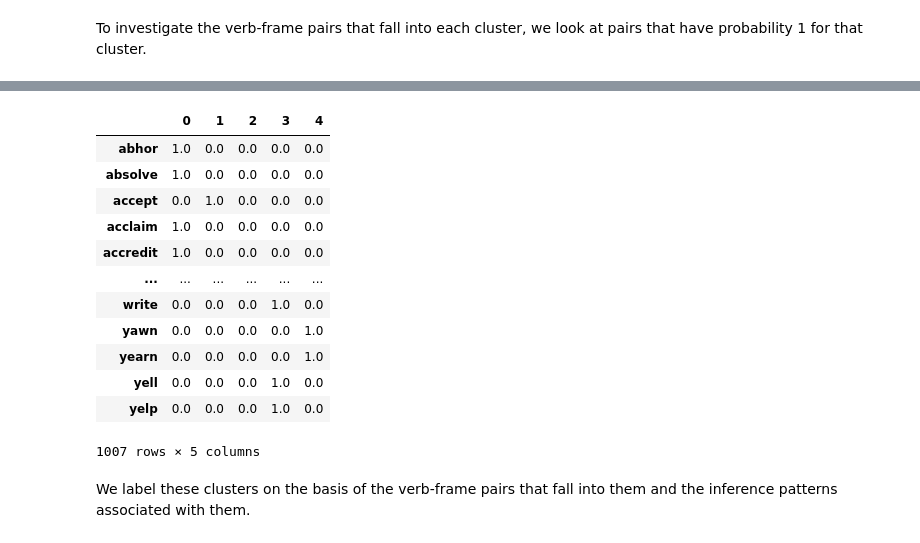
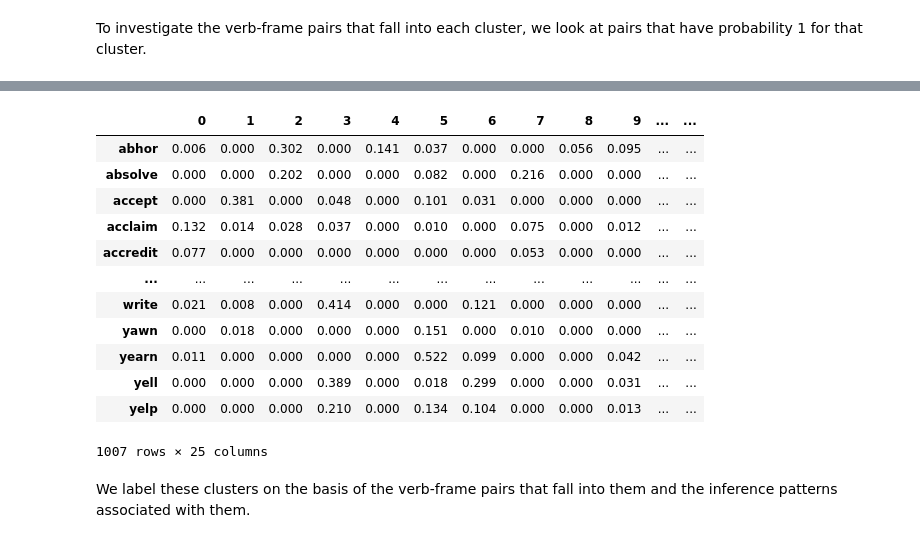
Before and after one commit to bkane2/intensional-gaps, a Jupyter notebook: Intensional Gaps-Sem+Syn.ipynb, the cells around one changed output, grey strips where cells are left out. Cells and saved outputs as stored; diff of their text form; code cells hidden in the pictures.

```diff
--- a/Intensional Gaps-Sem+Syn.ipynb
+++ b/Intensional Gaps-Sem+Syn.ipynb
@@ -1594,0 +1924,5 @@ class MultiviewMixedEffectsMixture:
+# %%
+def test_likelihood_for_datasets(kfoldmodel, views=['belief_desire', 'veridicality', 'negraising', 'acceptability']):
+    lp_folds = kfoldmodel.likelihood_per_item(views=views)
+    lp_folds = [lp.detach().numpy() for fold,lp in lp_folds.items()]
+    return lp_folds
@@ -1594,0 +2052,5 @@ class MultiviewMixedEffectsMixture:
+# %%
+def kfold_mean_likelihood_per_item(likelihoods):
+    return np.array(likelihoods).mean(0)
+
+kfold_mean_likelihood_per_item(test_likelihoods_inference_kfold[2]).shape
@@ -1599,8 +2141,10 @@ models = {}
 losses = {}
 parameters = {}
 
-# for n_components in range(2, 31):
-for n_components in range(2, 16):
+# CHECKPOINT_DIR = 'ckpt-sem-syn'
+
+# for n_components in range(22, 23):
+for n_components in range(best_n_components, best_n_components+1):
     print()
     pickle_name = f'{CHECKPOINT_DIR}/{n_components}.pickle'
     losses_pickle_name = f'{CHECKPOINT_DIR}/{n_components}_losses.pickle'
@@ -1616,8 +2160,9 @@ for n_components in range(2, 16):
 
     else:
         print(f'Fitting model with {n_components} components...')
-        models[n_components] = MultiviewMixedEffectsMixture(data, n_components, num_kmeans_trials=1, seed=403921, weight_regularization=.2)
-        _, _, losses[n_components] = models[n_components].fit(data, lr=0.001, tolerance=1e-7, n_epochs=10000, batch_size=0.05, patience=1000, verbosity=100)
+        models[n_components] = MultiviewMixedEffectsMixture(data, n_components, num_kmeans_trials=1, seed=403921)
+        # models[n_components] = MultiviewMixedEffectsMixture(data, n_components, num_kmeans_trials=1, seed=403921, component_dispersion=.9375)
+        _, _, losses[n_components] = models[n_components].fit(data, lr=0.02, tolerance=1e-7, n_epochs=10000, batch_size=0.05, patience=1000, verbosity=100)
 
         if USE_CHECKPOINTS:
             with open(pickle_name, 'wb') as f:
@@ -1741,16 +2287,13 @@ plt.show()
-# %%
-# TODO: this is just for testing
-
-best_n_components = 5
-best_model = parameters[best_n_components]
 # %% [markdown]
 To investigate the verb-frame pairs that fall into each cluster, we look at pairs that have probability 1 for that cluster.
 # %%
 for i in range(best_n_components):
     print(f'Verbs with highest weight for component {i}')
-    print(best_model['membership_probs'][best_model['membership_probs'][i]>=0.9].index)
+    print(best_model['membership_probs'][best_model['membership_probs'][i]>=0.3].head(50).index)
     print()
 
+if os.path.exists('loadings_dumped'):
+    best_model['membership_probs'].to_csv('loadings_dumped/membership_probs.csv')
 best_model['membership_probs'].round(decimals=3)
 # %% [output]
 Verbs with highest weight for component 0
@@ -1773,16 +2316,16 @@ Index(['accept', 'acknowledge', 'address', 'advise', 'advocate', 'affirm',
-|  | 0 | 1 | 2 | 3 | 4 |
-| abhor | 1.0 | 0.0 | 0.0 | 0.0 | 0.0 |
-| absolve | 1.0 | 0.0 | 0.0 | 0.0 | 0.0 |
-| accept | 0.0 | 1.0 | 0.0 | 0.0 | 0.0 |
-| acclaim | 1.0 | 0.0 | 0.0 | 0.0 | 0.0 |
-| accredit | 1.0 | 0.0 | 0.0 | 0.0 | 0.0 |
-| ... | ... | ... | ... | ... | ... |
-| write | 0.0 | 0.0 | 0.0 | 1.0 | 0.0 |
-| yawn | 0.0 | 0.0 | 0.0 | 0.0 | 1.0 |
-| yearn | 0.0 | 0.0 | 0.0 | 0.0 | 1.0 |
-| yell | 0.0 | 0.0 | 0.0 | 1.0 | 0.0 |
-| yelp | 0.0 | 0.0 | 0.0 | 1.0 | 0.0 |
+|  | 0 | 1 | 2 | 3 | 4 | 5 | 6 | 7 | 8 | 9 | ... | ... |
+| abhor | 0.006 | 0.000 | 0.302 | 0.000 | 0.141 | 0.037 | 0.000 | 0.000 | 0.056 | 0.095 | ... | ... |
+| absolve | 0.000 | 0.000 | 0.202 | 0.000 | 0.000 | 0.082 | 0.000 | 0.216 | 0.000 | 0.000 | ... | ... |
+| accept | 0.000 | 0.381 | 0.000 | 0.048 | 0.000 | 0.101 | 0.031 | 0.000 | 0.000 | 0.000 | ... | ... |
+| acclaim | 0.132 | 0.014 | 0.028 | 0.037 | 0.000 | 0.010 | 0.000 | 0.075 | 0.000 | 0.012 | ... | ... |
+| accredit | 0.077 | 0.000 | 0.000 | 0.000 | 0.000 | 0.000 | 0.000 | 0.053 | 0.000 | 0.000 | ... | ... |
+| ... | ... | ... | ... | ... | ... | ... | ... | ... | ... | ... | ... | ... |
+| write | 0.021 | 0.008 | 0.000 | 0.414 | 0.000 | 0.000 | 0.121 | 0.000 | 0.000 | 0.000 | ... | ... |
+| yawn | 0.000 | 0.018 | 0.000 | 0.000 | 0.000 | 0.151 | 0.000 | 0.010 | 0.000 | 0.000 | ... | ... |
+| yearn | 0.011 | 0.000 | 0.000 | 0.000 | 0.000 | 0.522 | 0.099 | 0.000 | 0.000 | 0.042 | ... | ... |
+| yell | 0.000 | 0.000 | 0.000 | 0.389 | 0.000 | 0.018 | 0.299 | 0.000 | 0.000 | 0.031 | ... | ... |
+| yelp | 0.000 | 0.000 | 0.000 | 0.210 | 0.000 | 0.134 | 0.104 | 0.000 | 0.000 | 0.013 | ... | ... |
-1007 rows × 5 columns
+1007 rows × 25 columns
 # %% [markdown]
 We label these clusters on the basis of the verb-frame pairs that fall into them and the inference patterns associated with them.
 # %%
```
Also changed, not shown: parts of 64 cells of this notebook, 1 other file.
